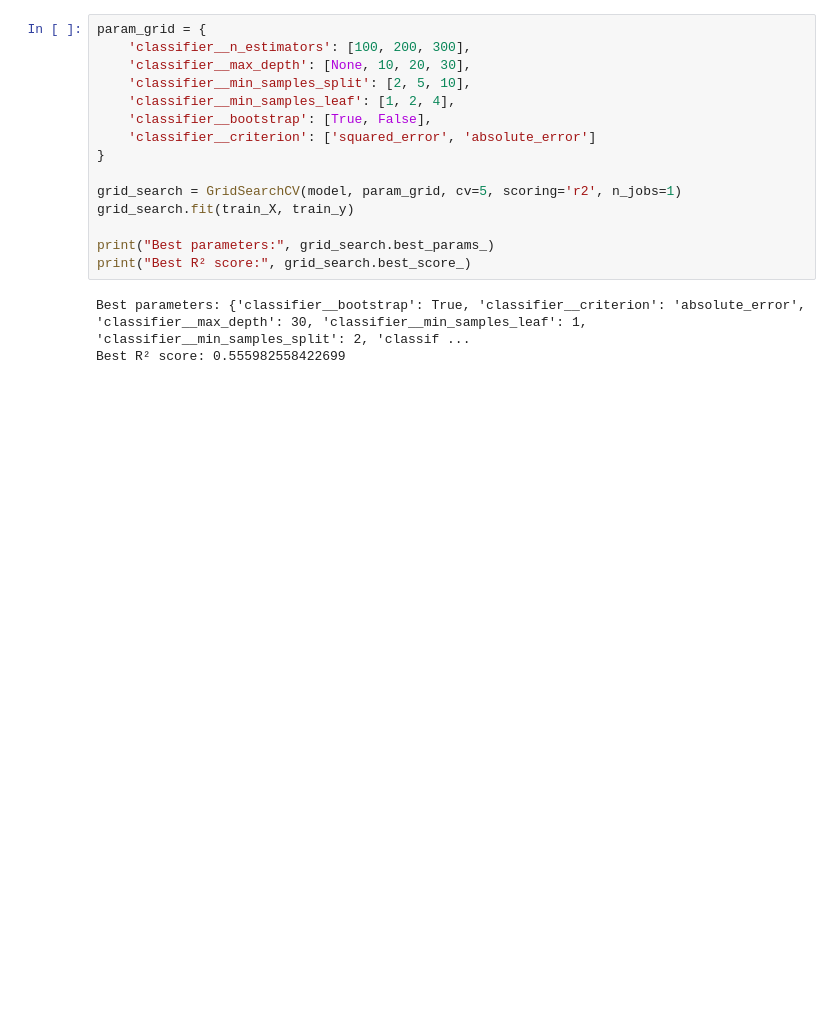
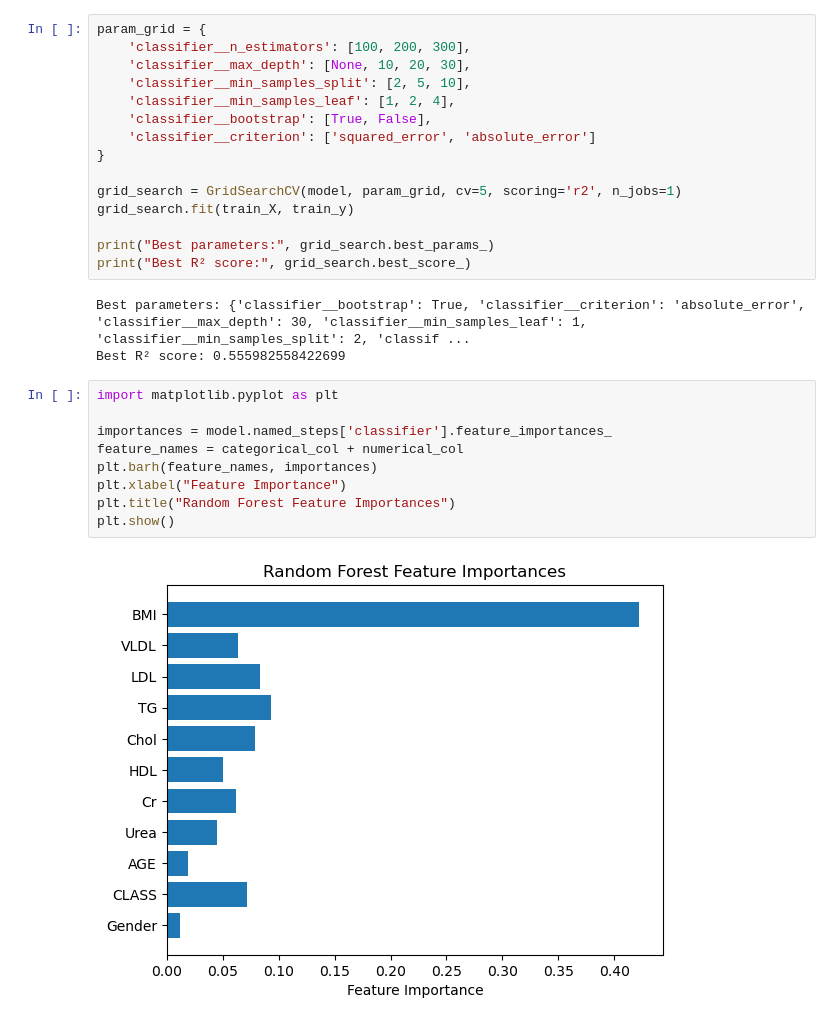
Before and after one commit to cod3astro/ML_practice, a Jupyter notebook: diabetes.ipynb, the cells around one changed output. Drawn from its saved outputs; the diff is of its cells as text; blank space fills up the shorter version.

```diff
--- a/diabetes.ipynb
+++ b/diabetes.ipynb
@@ -148,3 +148,14 @@ print("Best R² score:", grid_search.best_score_)
 # %% [output]
 Best parameters: {'classifier__bootstrap': True, 'classifier__criterion': 'absolute_error', 'classifier__max_depth': 30, 'classifier__min_samples_leaf': 1, 'classifier__min_samples_split': 2, 'classif ...
 Best R² score: 0.555982558422699
+# %%
+import matplotlib.pyplot as plt
+
+importances = model.named_steps['classifier'].feature_importances_
+feature_names = categorical_col + numerical_col
+plt.barh(feature_names, importances)
+plt.xlabel("Feature Importance")
+plt.title("Random Forest Feature Importances")
+plt.show()
+# %% [output]
+[figure, added]
```
